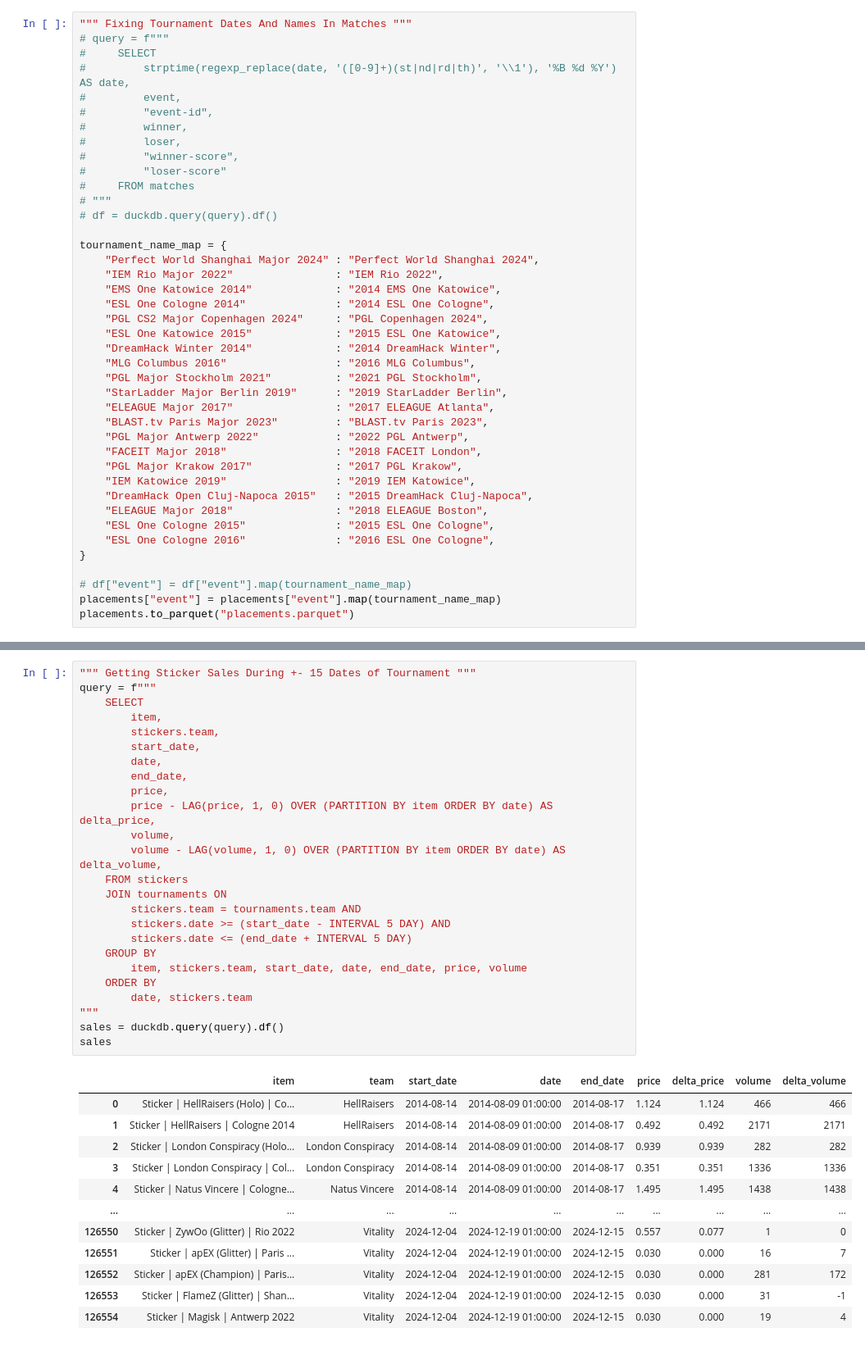
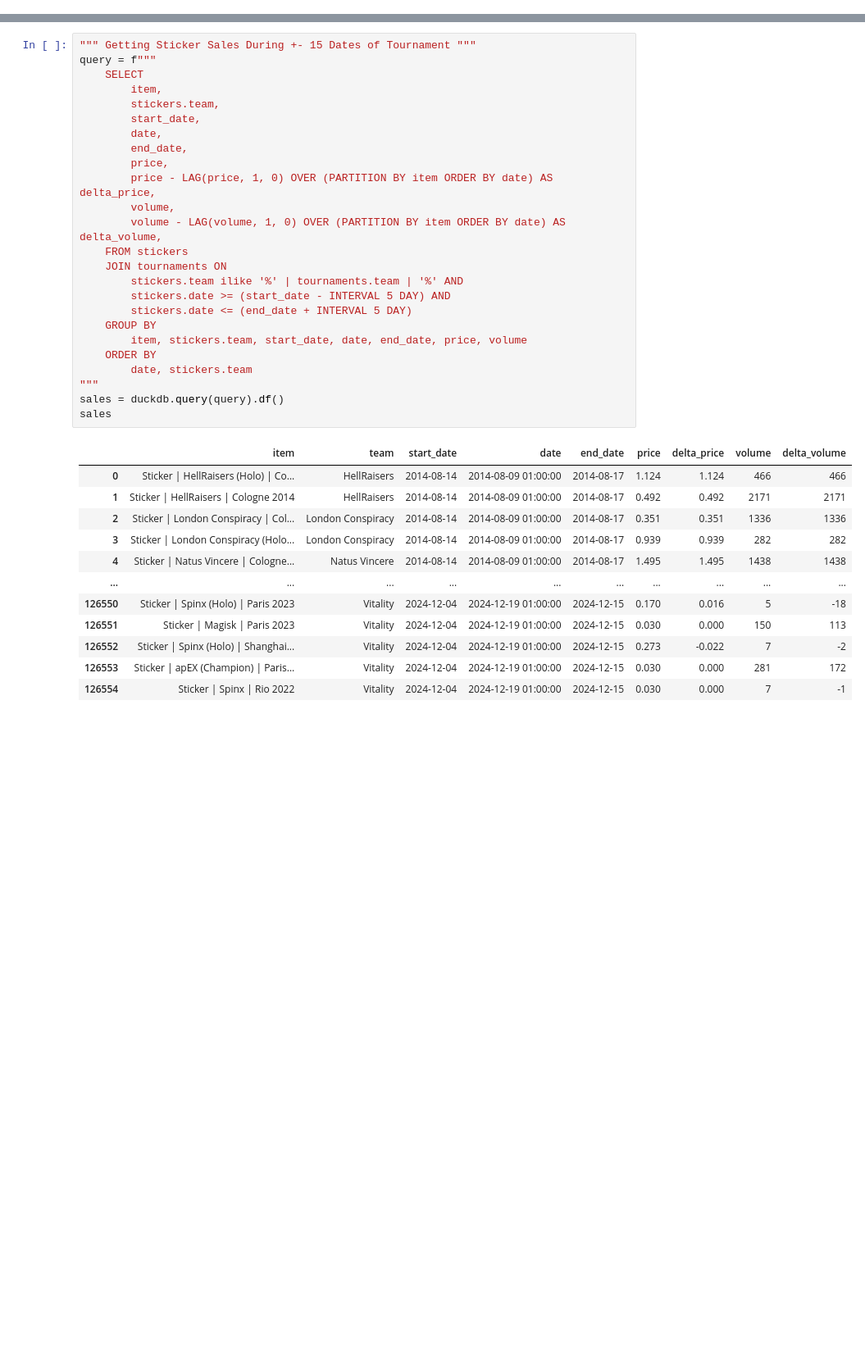
Before and after one commit to curtisjbradley/MarketReview, a Jupyter notebook: explore_eval.ipynb, the cells around one changed output, grey strips where cells are left out. Shown: that part at 82% size. Saved outputs shown, nothing was run; the diff lists cells and outputs as text; blank space fills up the shorter version.

```diff
--- a/explore_eval.ipynb
+++ b/explore_eval.ipynb
@@ -11,44 +11,3 @@ graffitis : pd.DataFrame = ParquetFile("datasets/graffiti.parquet").to_pandas()
 stickers : pd.DataFrame = ParquetFile("datasets/sticker.parquet").to_pandas()
 matches : pd.DataFrame = ParquetFile("datasets/matches_edit.parquet").to_pandas()
 placements : pd.DataFrame = ParquetFile("datasets/placements.parquet").to_pandas()
-# %%
-""" Fixing Tournament Dates And Names In Matches """
-# query = f"""
-#     SELECT
-#         strptime(regexp_replace(date, '([0-9]+)(st|nd|rd|th)', '\\1'), '%B %d %Y') AS date,
-#         event,
-#         "event-id",
-#         winner,
-#         loser,
-#         "winner-score",
-#         "loser-score"
-#     FROM matches
-# """
-# df = duckdb.query(query).df()
-
-tournament_name_map = {
-    "Perfect World Shanghai Major 2024" : "Perfect World Shanghai 2024",
-    "IEM Rio Major 2022"                : "IEM Rio 2022",
-    "EMS One Katowice 2014"             : "2014 EMS One Katowice",
-    "ESL One Cologne 2014"              : "2014 ESL One Cologne",
-    "PGL CS2 Major Copenhagen 2024"     : "PGL Copenhagen 2024",
-    "ESL One Katowice 2015"             : "2015 ESL One Katowice",
-    "DreamHack Winter 2014"             : "2014 DreamHack Winter",
-    "MLG Columbus 2016"                 : "2016 MLG Columbus",
-    "PGL Major Stockholm 2021"          : "2021 PGL Stockholm",
-    "StarLadder Major Berlin 2019"      : "2019 StarLadder Berlin",
-    "ELEAGUE Major 2017"                : "2017 ELEAGUE Atlanta",
-    "BLAST.tv Paris Major 2023"         : "BLAST.tv Paris 2023",
-    "PGL Major Antwerp 2022"            : "2022 PGL Antwerp",
-    "FACEIT Major 2018"                 : "2018 FACEIT London",
-    "PGL Major Krakow 2017"             : "2017 PGL Krakow",
-    "IEM Katowice 2019"                 : "2019 IEM Katowice",
-    "DreamHack Open Cluj-Napoca 2015"   : "2015 DreamHack Cluj-Napoca",
-    "ELEAGUE Major 2018"                : "2018 ELEAGUE Boston",
-    "ESL One Cologne 2015"              : "2015 ESL One Cologne",
-    "ESL One Cologne 2016"              : "2016 ESL One Cologne",
-}
-
-# df["event"] = df["event"].map(tournament_name_map)
-placements["event"] = placements["event"].map(tournament_name_map)
-placements.to_parquet("placements.parquet")
@@ -93,41 +37,41 @@ tournaments = duckdb.query(query).df()
 # %%
 """ Getting Sticker Sales During +- 15 Dates of Tournament """
 query = f"""
     SELECT
         item,
         stickers.team,
         start_date,
         date,
         end_date,
         price,
         price - LAG(price, 1, 0) OVER (PARTITION BY item ORDER BY date) AS delta_price,
         volume,
         volume - LAG(volume, 1, 0) OVER (PARTITION BY item ORDER BY date) AS delta_volume,
     FROM stickers
     JOIN tournaments ON
-        stickers.team = tournaments.team AND
+        stickers.team ilike '%' | tournaments.team | '%' AND
         stickers.date >= (start_date - INTERVAL 5 DAY) AND
         stickers.date <= (end_date + INTERVAL 5 DAY)
     GROUP BY
         item, stickers.team, start_date, date, end_date, price, volume
     ORDER BY
         date, stickers.team
 """
 sales = duckdb.query(query).df()
 sales
 # %% [output]
 |  | item | team | start_date | date | end_date | price | delta_price | volume | delta_volume |
 | 0 | Sticker | HellRaisers (Holo) | Co... | HellRaisers | 2014-08-14 | 2014-08-09 01:00:00 | 2014-08-17 | 1.124 | 1.124 | 466 | 466 |
 | 1 | Sticker | HellRaisers | Cologne 2014 | HellRaisers | 2014-08-14 | 2014-08-09 01:00:00 | 2014-08-17 | 0.492 | 0.492 | 2171 | 2171 |
-| 2 | Sticker | London Conspiracy (Holo... | London Conspiracy | 2014-08-14 | 2014-08-09 01:00:00 | 2014-08-17 | 0.939 | 0.939 | 282 | 282 |
-| 3 | Sticker | London Conspiracy | Col... | London Conspiracy | 2014-08-14 | 2014-08-09 01:00:00 | 2014-08-17 | 0.351 | 0.351 | 1336 | 1336 |
+| 2 | Sticker | London Conspiracy | Col... | London Conspiracy | 2014-08-14 | 2014-08-09 01:00:00 | 2014-08-17 | 0.351 | 0.351 | 1336 | 1336 |
+| 3 | Sticker | London Conspiracy (Holo... | London Conspiracy | 2014-08-14 | 2014-08-09 01:00:00 | 2014-08-17 | 0.939 | 0.939 | 282 | 282 |
 | 4 | Sticker | Natus Vincere | Cologne... | Natus Vincere | 2014-08-14 | 2014-08-09 01:00:00 | 2014-08-17 | 1.495 | 1.495 | 1438 | 1438 |
 | ... | ... | ... | ... | ... | ... | ... | ... | ... | ... |
-| 126550 | Sticker | ZywOo (Glitter) | Rio 2022 | Vitality | 2024-12-04 | 2024-12-19 01:00:00 | 2024-12-15 | 0.557 | 0.077 | 1 | 0 |
-| 126551 | Sticker | apEX (Glitter) | Paris ... | Vitality | 2024-12-04 | 2024-12-19 01:00:00 | 2024-12-15 | 0.030 | 0.000 | 16 | 7 |
-| 126552 | Sticker | apEX (Champion) | Paris... | Vitality | 2024-12-04 | 2024-12-19 01:00:00 | 2024-12-15 | 0.030 | 0.000 | 281 | 172 |
-| 126553 | Sticker | FlameZ (Glitter) | Shan... | Vitality | 2024-12-04 | 2024-12-19 01:00:00 | 2024-12-15 | 0.030 | 0.000 | 31 | -1 |
-| 126554 | Sticker | Magisk | Antwerp 2022 | Vitality | 2024-12-04 | 2024-12-19 01:00:00 | 2024-12-15 | 0.030 | 0.000 | 19 | 4 |
+| 126550 | Sticker | Spinx (Holo) | Paris 2023 | Vitality | 2024-12-04 | 2024-12-19 01:00:00 | 2024-12-15 | 0.170 | 0.016 | 5 | -18 |
+| 126551 | Sticker | Magisk | Paris 2023 | Vitality | 2024-12-04 | 2024-12-19 01:00:00 | 2024-12-15 | 0.030 | 0.000 | 150 | 113 |
+| 126552 | Sticker | Spinx (Holo) | Shanghai... | Vitality | 2024-12-04 | 2024-12-19 01:00:00 | 2024-12-15 | 0.273 | -0.022 | 7 | -2 |
+| 126553 | Sticker | apEX (Champion) | Paris... | Vitality | 2024-12-04 | 2024-12-19 01:00:00 | 2024-12-15 | 0.030 | 0.000 | 281 | 172 |
+| 126554 | Sticker | Spinx | Rio 2022 | Vitality | 2024-12-04 | 2024-12-19 01:00:00 | 2024-12-15 | 0.030 | 0.000 | 7 | -1 |
 126555 rows × 9 columns
 # %%
 positives = placements[placements["placement"] <= 3]
```
Also changed, not shown: parts of 4 cells of this notebook, 4 other files.
